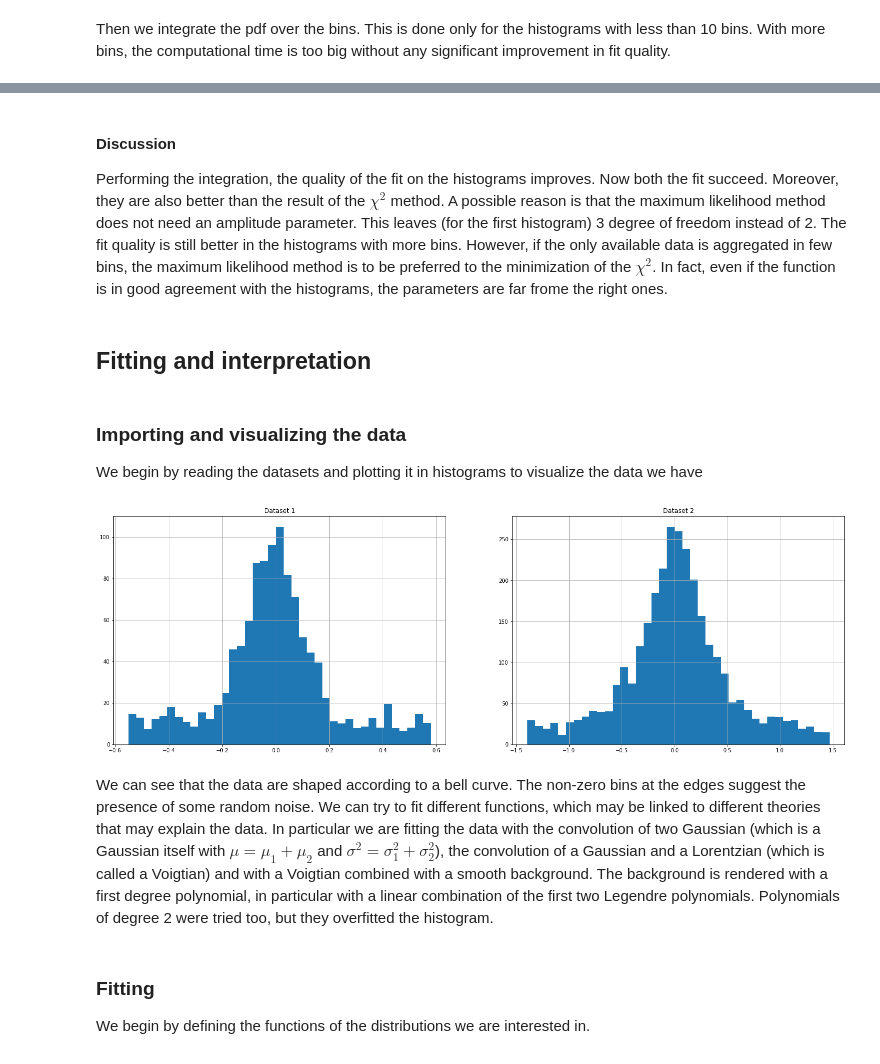
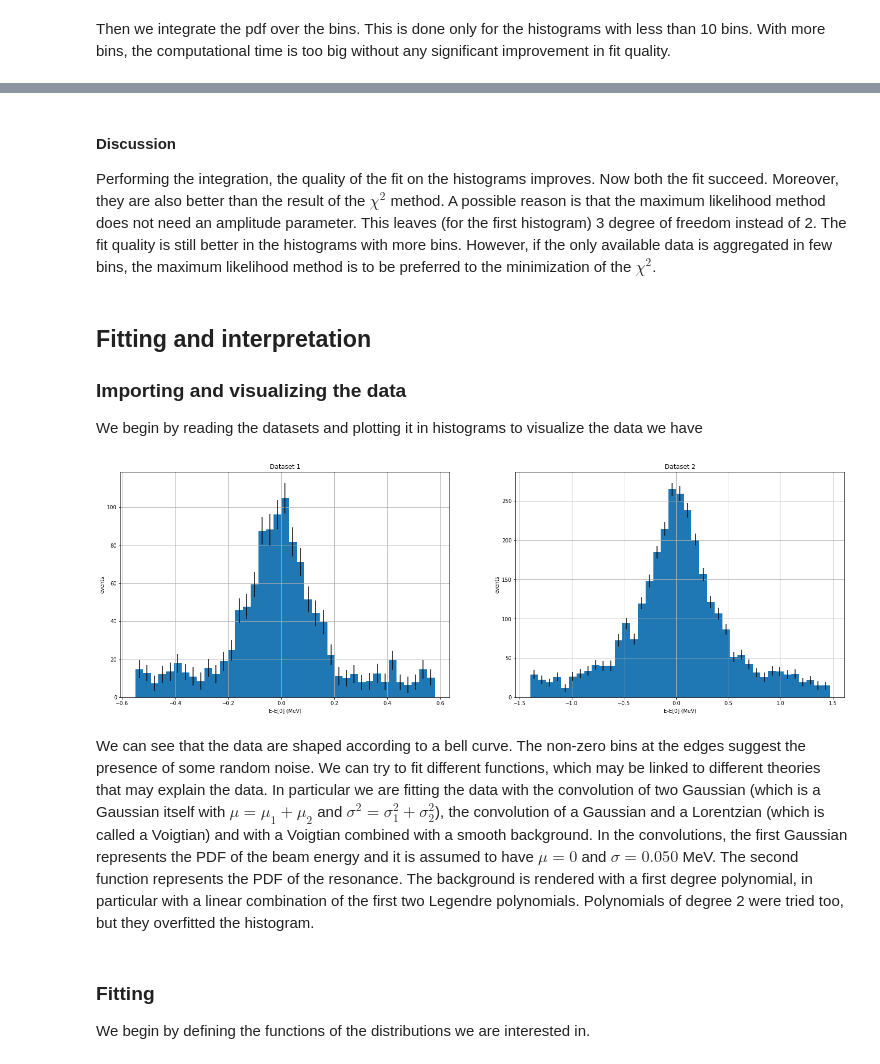
Before and after one commit to nicmontalti/CMST, a Jupyter notebook: p3/Project_3_S4947231.ipynb, the cells around one changed output, grey strips where cells are left out. Cells and saved outputs as stored; diff of their text form; code cells hidden in the pictures.

```diff
--- a/p3/Project_3_S4947231.ipynb
+++ b/p3/Project_3_S4947231.ipynb
@@ -73,7 +73,7 @@ We can know apply this method to find $\lambda^{(1)}$ and $\lambda^{(2)}$
 # %%
 def k_moment(values, k=1):
   '''
-  Computes the extimated moments of a sample accordinga to the formula
+  Computes the estimated moments of a sample accordingly to the formula
   1/N * sum(x^k)
 
   Parameters:
@@ -118,7 +119,7 @@ def double_expo(x, parameters):
 
   Returns:
   --------
-  Pdf with parametrs lambda1 and lambda2 evaluated in x
+  Pdf with parameters lambda1 and lambda2 evaluated in x
   '''
   lambda1 = parameters[0]
   lambda2 = parameters[1]
@@ -186,4 +187,6 @@ for hist, bin_edges, ax in zip(histograms_list, bin_edges_list, axs):
   ax.plot(bin_centers, 2000*bin_probability(double_expo, bin_edges, [lambda1, lambda2], integrate=True), label=r'$0.5(\lambda_1e^{-\lambda_1 x} + \lambda_1e^{-\lambda_1 x}$')
   ax.set_title("Histogram of mixed data, {} bins".format(len(bin_edges)-1))
   ax.grid(True)
+  ax.set_xlabel('Time (min)')
+  ax.set_ylabel('Number of particles')
 # %% [output]
@@ -403,9 +410,8 @@ maximize_likelyhood_and_plot(histograms_list[:2], bin_edges_list[:2], [10, 50],
 # %% [markdown]
 #### Discussion
-Performing the integration, the quality of the fit on the histograms improves. Now both the fit succeed. Moreover, they are also better than the result of the $\chi^2$ method. A possible reason is that the maximum likelihood method does not need an amplitude parameter. This leaves (for the first histogram) 3 degree of freedom instead of 2. The fit quality is still better in the histograms with  more bins. However, if the only available data is aggregated in few bins, the maximum likelihood method is to be preferred to the minimization of the $\chi^2$. In fact, even if the function is in good agreement with the histograms, the parameters are far frome the right ones.
+Performing the integration, the quality of the fit on the histograms improves. Now both the fit succeed. Moreover, they are also better than the result of the $\chi^2$ method. A possible reason is that the maximum likelihood method does not need an amplitude parameter. This leaves (for the first histogram) 3 degree of freedom instead of 2. The fit quality is still better in the histograms with  more bins. However, if the only available data is aggregated in few bins, the maximum likelihood method is to be preferred to the minimization of the $\chi^2$.
-# %% [markdown]
-## Fitting and interpretation
 # %% [markdown]
+## Fitting and interpretation
 ### Importing and visualizing the data
 We begin by reading the datasets and plotting it in histograms to visualize the data we have
 # %%
@@ -426,37 +432,40 @@ def find_bin_edges(bin_centers):
 
   Parameters:
   -----------
   bin_centers: (array of dim N) centers of the bins
 
   Returns:
   --------
   bin_edges: (array of dim N+1) edges of the bins
   '''
 
   half_bin_widths = (bin_centers[1:] - bin_centers[:-1]) / 2
   bin_edges = bin_centers[:-1] + half_bin_widths
   first_bin_edge = bin_centers[0] - half_bin_widths[0]
   last_bin_edge = bin_centers[-1] + half_bin_widths[-1]
   bin_edges = np.append(first_bin_edge, bin_edges)
   bin_edges = np.append(bin_edges, last_bin_edge)
 
   return bin_edges
 
 bin_edges_list = [find_bin_edges(bin_centers) for bin_centers in bin_centers_list]
 
 # plotting the histograms
 fig = plt.figure(figsize=(25,8))
 axs = fig.subplots(1, 2)
 axs[0].set_title('Dataset 1')
 axs[1].set_title('Dataset 2')
 
-for hist, bin_edges, bin_centers, ax in zip(histograms_list, bin_edges_list, bin_centers_list, axs):
+for hist, bin_edges, bin_centers, err, ax in zip(histograms_list, bin_edges_list, bin_centers_list, errors_list, axs):
   ax.hist(bin_edges[0:-1], bin_edges, weights=hist, label='Data')
+  ax.errorbar(bin_centers, hist, yerr=err, linestyle='', color='black')
   ax.grid()
+  ax.set_xlabel('E-E[0] (MeV)')
+  ax.set_ylabel('events')
 # %% [output]
-[figure, old version]
+[figure, new version]
 # %% [markdown]
-We can see that the data are shaped according to a bell curve. The non-zero bins at the edges suggest the presence of some random noise. We can try to fit different functions, which may be linked to different theories that may explain the data. In particular we are fitting the data with the convolution of two Gaussian (which is a Gaussian itself with $\mu = \mu_1 + \mu_2$ and $\sigma^2 = \sigma_1^2 + \sigma_2^2$), the convolution of a Gaussian and a Lorentzian (which is called a Voigtian) and with a Voigtian combined with a smooth background. The background is rendered with a first degree polynomial, in particular with a linear combination of the first two Legendre polynomials. Polynomials of degree 2 were tried too, but they overfitted the histogram.
+We can see that the data are shaped according to a bell curve. The non-zero bins at the edges suggest the presence of some random noise. We can try to fit different functions, which may be linked to different theories that may explain the data. In particular we are fitting the data with the convolution of two Gaussian (which is a Gaussian itself with $\mu = \mu_1 + \mu_2$ and $\sigma^2 = \sigma_1^2 + \sigma_2^2$), the convolution of a Gaussian and a Lorentzian (which is called a Voigtian) and with a Voigtian combined with a smooth background. In the convolutions, the first Gaussian represents the PDF of the beam energy and it is assumed to have $\mu = 0$ and $\sigma=0.050$ MeV. The second function represents the PDF of the resonance. The background is rendered with a first degree polynomial, in particular with a linear combination of the first two Legendre polynomials. Polynomials of degree 2 were tried too, but they overfitted the histogram.
 # %% [markdown]
 ### Fitting
 We begin by defining the functions of the distributions we are interested in.
```
Also changed, not shown: parts of 24 cells of this notebook.
